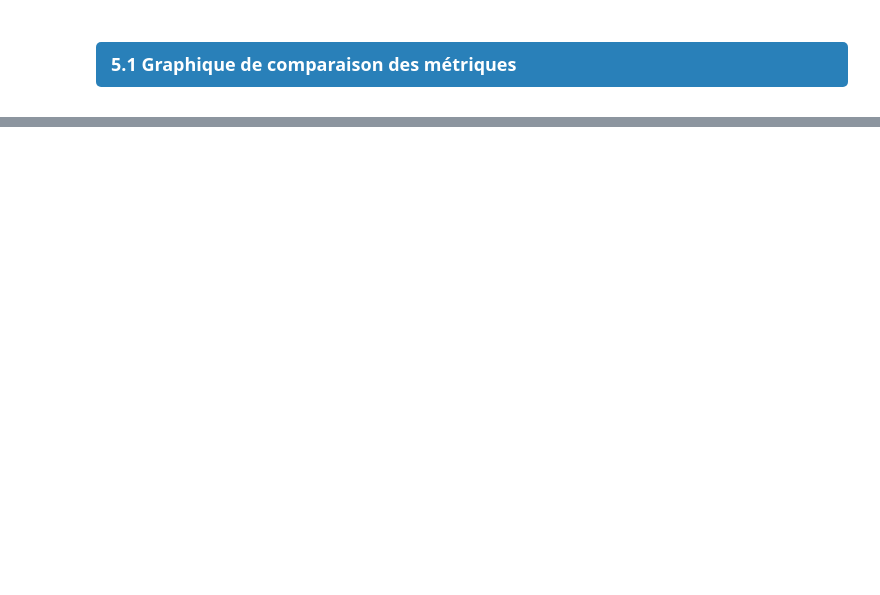
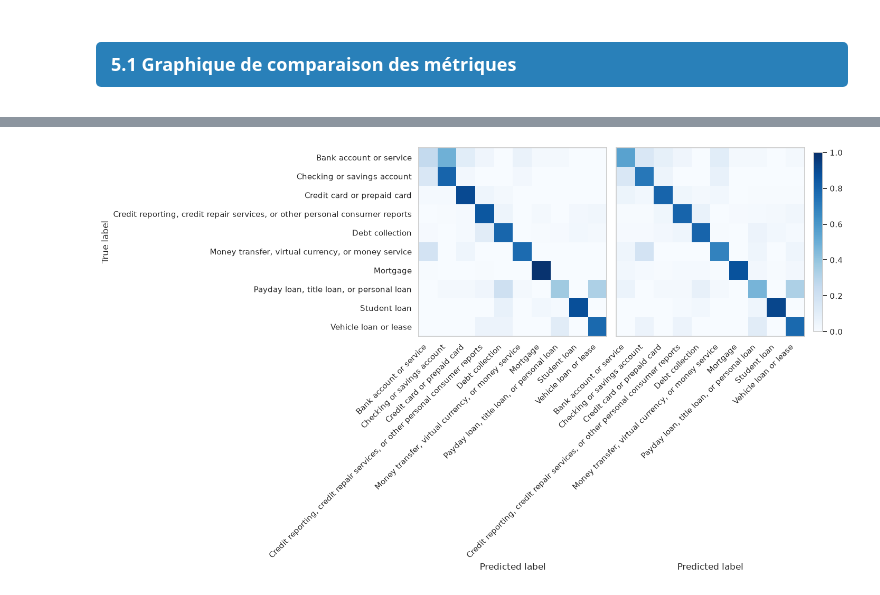
Before and after one commit to GreatTeacherJ/ZenAssist, a Jupyter notebook: src/app/data.ipynb, the cells around one changed output, grey strips where cells are left out. Saved outputs shown, nothing was run; the diff lists cells and outputs as text; code cells hidden in the pictures; blank space fills up the shorter version.

```diff
--- a/src/app/data.ipynb
+++ b/src/app/data.ipynb
@@ -1266,0 +1346,32 @@ plt.show()
+# %%
+pred_llm = np.load("../data_set/pred_llm/Mammouth_english_small_1200.npy")
+pred_ml = np.load("../data_set/pred_ml/LR_TFID_1200.npy", allow_pickle=True)
+
+fig, (ax1, ax2) = plt.subplots(1, 2, figsize=(16, 8), sharey=True)
+
+# vmin/vmax forced to 0-1 so both plots use exactly the same color scale
+# (otherwise each plot auto-scales to its own max, e.g. 0.98 vs 1.0)
+disp1 = ConfusionMatrixDisplay.from_predictions(
+    y_test, pred_llm, normalize='true', ax=ax1,
+    cmap="Blues", include_values=False, colorbar=False,
+    im_kw={"vmin": 0, "vmax": 1})
+disp2 = ConfusionMatrixDisplay.from_predictions(
+    y_test, pred_ml, normalize='true', ax=ax2,
+    cmap="Blues", include_values=False, colorbar=False,
+    im_kw={"vmin": 0, "vmax": 1})
+
+ax2.set_ylabel("")
+
+for ax in (ax1, ax2):
+    ax.grid(False)
+    plt.setp(ax.get_xticklabels(), rotation=45, ha='right')
+
+fig.subplots_adjust(wspace=0.05, left=0.35, bottom=0.35)
+
+# Single shared colorbar: built from one of the images, attached to both axes
+# shrink: colorbar height relative to the axes / pad: gap between plots and colorbar
+fig.colorbar(disp2.im_, ax=[ax1, ax2], shrink=0.8, pad=0.02)
+
+plt.show()
+# %% [output]
+[figure, added]
```
Also changed, not shown: parts of 32 cells of this notebook, 1 other file.
